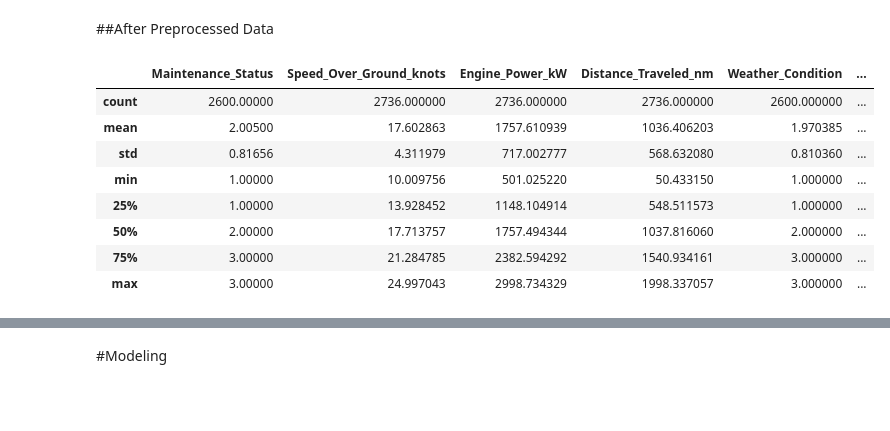
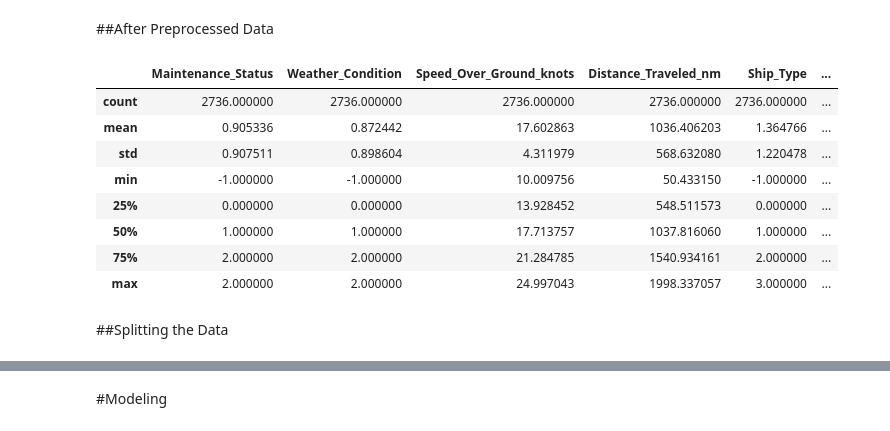
Before and after one commit to cammylexi/CS2341-Assignment-3, a Jupyter notebook: Lab3Assignment.ipynb, the cells around one changed output, grey strips where cells are left out. Cells and saved outputs as stored; diff of their text form; code cells hidden in the pictures; blank space fills up the shorter version.

```diff
--- a/Lab3Assignment.ipynb
+++ b/Lab3Assignment.ipynb
@@ -115,10 +155,10 @@ We deleted variables Date, Draft_Meters, Turnaround_Time_hours,Seasonal_Impact_S
 # %%
 #first let us change the numeric values, where appropriate, to numeric using the .map() function
-mStatusMap = {'Good':3, 'Fair':2, 'Critical':1, 'None':np.nan}
-df['Maintenance_Status'] = df['Maintenance_Status'].map(mStatusMap)
-
-wConditionMap = {'Rough':3, 'Moderate':2, 'Calm':1, 'None':np.nan}
-df['Weather_Condition'] = df['Weather_Condition'].map(wConditionMap)
+df['Ship_Type'] = df['Ship_Type'].astype('category').cat.codes
+df['Route_Type'] = df['Route_Type'].astype('category').cat.codes
+df['Engine_Type'] = df['Engine_Type'].astype('category').cat.codes
+df['Maintenance_Status'] = df['Maintenance_Status'].astype('category').cat.codes
+df['Weather_Condition'] = df['Weather_Condition'].astype('category').cat.codes
 
 df.head()
 # %% [output]
@@ -148,11 +188,7 @@ df_imputed[col_deleted] = df[col_deleted]
 # drop any rows that still had missing values after grouped imputation
 df_imputed.dropna(inplace=True)
 
-# Ensure Weather_Condition and Maintenance Status remain categorical (discrete values)
-df_imputed['Weather_Condition'] = df_imputed['Weather_Condition'].astype(int)
-df_imputed['Maintenance_Status'] = df_imputed['Maintenance_Status'].astype(int)
-
-# 5. Rearrange the columns
+# Rearrange the columns
 df_imputed.info()
 # %% [output]
 <class 'pandas.core.frame.DataFrame'>
@@ -181,14 +229,16 @@ memory usage: 239.1+ KB
 # %% [markdown]
 ##After Preprocessed Data
 # %%
-df.describe()
+df_imputed.describe()
 # %% [output]
-|  | Maintenance_Status | Speed_Over_Ground_knots | Engine_Power_kW | Distance_Traveled_nm | Weather_Condition | ... |
-| count | 2600.00000 | 2736.000000 | 2736.000000 | 2736.000000 | 2600.000000 | ... |
-| mean | 2.00500 | 17.602863 | 1757.610939 | 1036.406203 | 1.970385 | ... |
-| std | 0.81656 | 4.311979 | 717.002777 | 568.632080 | 0.810360 | ... |
-| min | 1.00000 | 10.009756 | 501.025220 | 50.433150 | 1.000000 | ... |
-| 25% | 1.00000 | 13.928452 | 1148.104914 | 548.511573 | 1.000000 | ... |
-| 50% | 2.00000 | 17.713757 | 1757.494344 | 1037.816060 | 2.000000 | ... |
-| 75% | 3.00000 | 21.284785 | 2382.594292 | 1540.934161 | 3.000000 | ... |
-| max | 3.00000 | 24.997043 | 2998.734329 | 1998.337057 | 3.000000 | ... |
+|  | Maintenance_Status | Weather_Condition | Speed_Over_Ground_knots | Distance_Traveled_nm | Ship_Type | ... |
+| count | 2736.000000 | 2736.000000 | 2736.000000 | 2736.000000 | 2736.000000 | ... |
+| mean | 0.905336 | 0.872442 | 17.602863 | 1036.406203 | 1.364766 | ... |
+| std | 0.907511 | 0.898604 | 4.311979 | 568.632080 | 1.220478 | ... |
+| min | -1.000000 | -1.000000 | 10.009756 | 50.433150 | -1.000000 | ... |
+| 25% | 0.000000 | 0.000000 | 13.928452 | 548.511573 | 0.000000 | ... |
+| 50% | 1.000000 | 1.000000 | 17.713757 | 1037.816060 | 1.000000 | ... |
+| 75% | 2.000000 | 2.000000 | 21.284785 | 1540.934161 | 2.000000 | ... |
+| max | 2.000000 | 2.000000 | 24.997043 | 1998.337057 | 3.000000 | ... |
+# %% [markdown]
+##Splitting the Data
```
Also changed, not shown: parts of 33 cells of this notebook.
